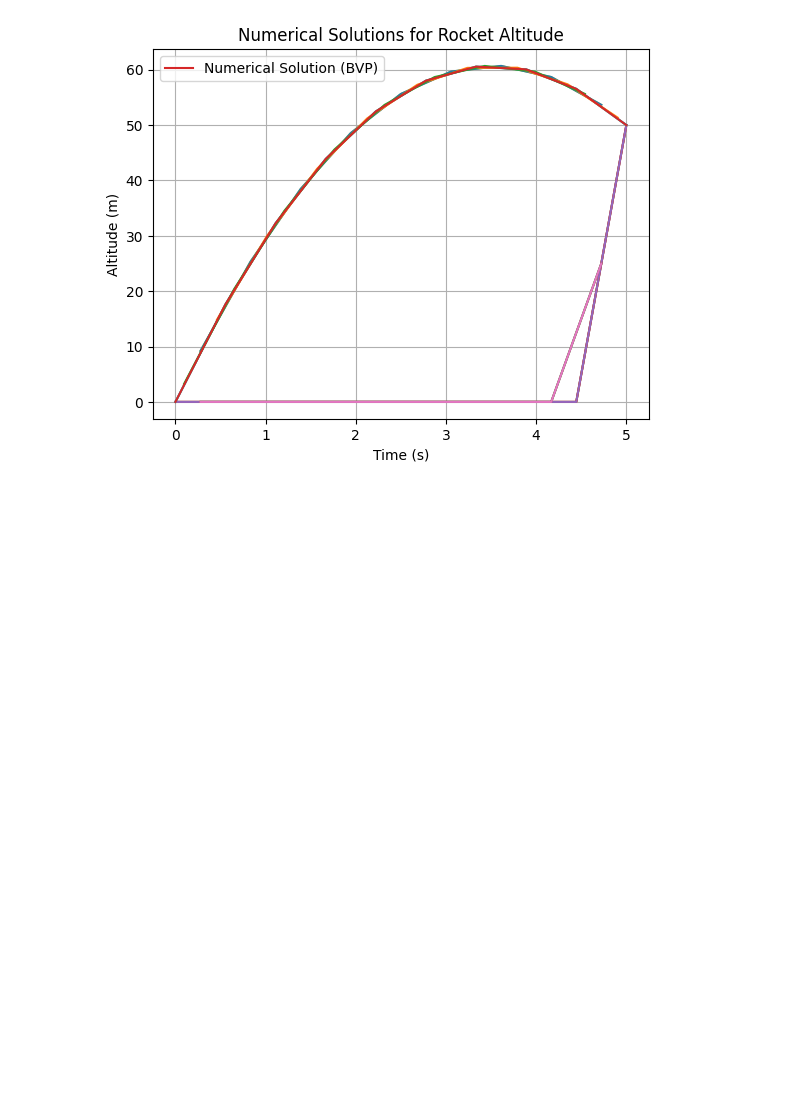
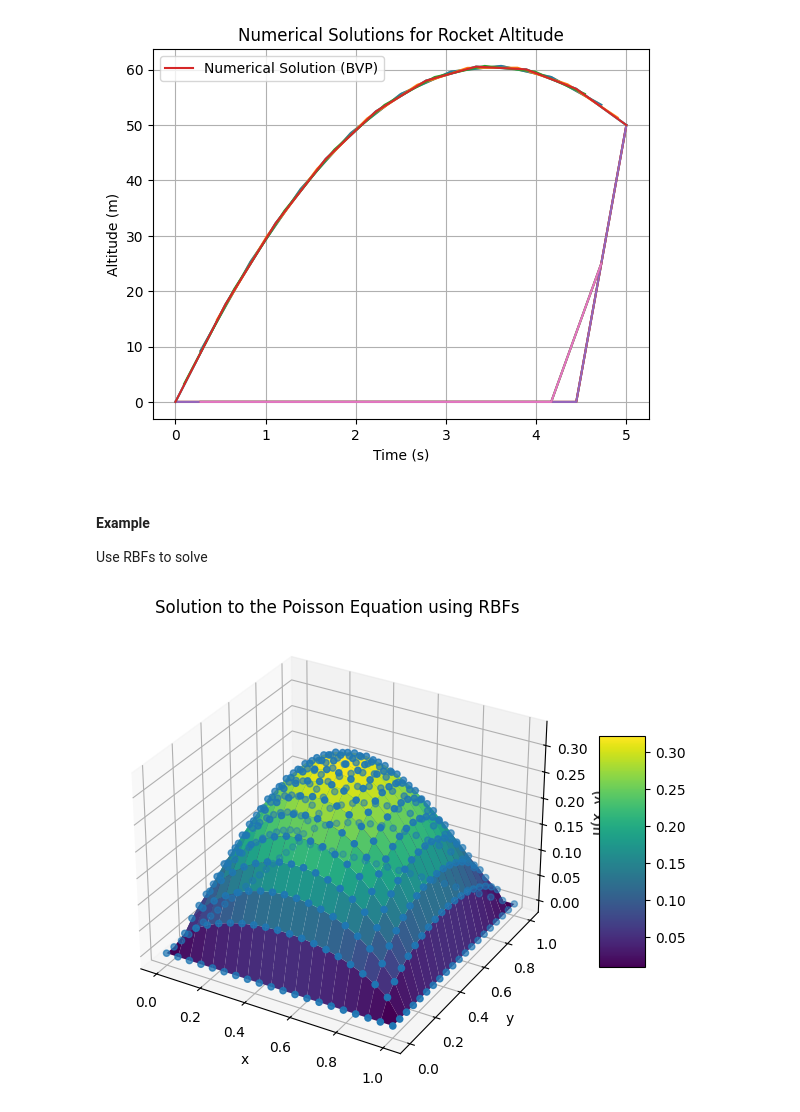
Before and after one commit to mwelland/ENGPHYS_3NM4, a Jupyter notebook: Boundary_value_problems.ipynb, the cells around one changed output. Saved outputs shown, nothing was run; the diff lists cells and outputs as text; code cells hidden in the pictures; blank space fills up the shorter version.

```diff
--- a/Boundary_value_problems.ipynb
+++ b/Boundary_value_problems.ipynb
@@ -171,3 +171,75 @@ plt.grid(True)
 plt.show()
 # %% [output]
 [figure]
+# %% [markdown]
+#### Example
+Use RBFs to solve
+# %%
+import numpy as np
+from scipy.spatial.distance import cdist
+import matplotlib.pyplot as plt
+from matplotlib import cm
+
+# Parameters
+N = 20  # Number of nodes in each direction (NxN grid)
+epsilon = N/np.sqrt(2)  # Shape parameter for RBFs
+
+# Define the RBF (we use a Gaussian RBF in this example)
+def rbf(r, epsilon):
+    return np.exp(-(epsilon * r) ** 2)
+
+# Define the Laplacian of the RBF (for the Poisson equation)
+def laplacian_rbf(r, epsilon):
+    return (4 * epsilon**2 - 4 * epsilon**4 * r**2) * np.exp(-(epsilon * r) ** 2)
+
+# Generate nodes in a square domain [0,1]x[0,1]
+x = np.linspace(0, 1, N)
+y = np.linspace(0, 1, N)
+X, Y = np.meshgrid(x, y)
+points = np.vstack([X.ravel(), Y.ravel()]).T
+
+#points = np.random.uniform(0, 1, (N**2, 2))
+
+# Compute pairwise distance matrix
+r = cdist(points, points)
+
+# Build the RBF matrix and Laplacian matrix
+A = rbf(r, epsilon)
+L = laplacian_rbf(r, epsilon)
+
+# Define right-hand side (RHS) for Poisson equation
+rhs = np.full(points.shape[0], 4.0)
+
+# Apply boundary conditions (u=0 on the boundary)
+boundary_indices = np.where((points[:, 0] == 0) | (points[:, 0] == 1) |
+                            (points[:, 1] == 0) | (points[:, 1] == 1))[0]
+interior_indices = np.setdiff1d(np.arange(points.shape[0]), boundary_indices)
+
+# Modify RHS and matrices to incorporate Dirichlet BCs
+rhs[boundary_indices] = 0
+A[boundary_indices, :] = 0
+A[boundary_indices, boundary_indices] = 1
+L[boundary_indices, :] = 0
+L[boundary_indices, boundary_indices] = 1
+
+# Solve for the weights
+weights = np.linalg.solve(L, rhs)
+
+# Calculate solution u as a weighted sum of RBFs
+u = A @ weights
+
+# Reshape solution to 2D grid
+U = u.reshape(N, N)
+
+fig = plt.figure(figsize=(8, 6))
+ax = fig.add_subplot(111, projection='3d')
+surf = ax.plot_surface(X, Y, U, cmap=cm.viridis)
+ax.scatter(points[:,0], points[:,1], u)
+fig.colorbar(surf, shrink=0.5, aspect=5)
+ax.set_xlabel("x")
+ax.set_ylabel("y")
+ax.set_zlabel("u(x, y)")
+ax.set_title("Solution to the Poisson Equation using RBFs")
+plt.show()
+# %% [output]
+[figure, added]
```
